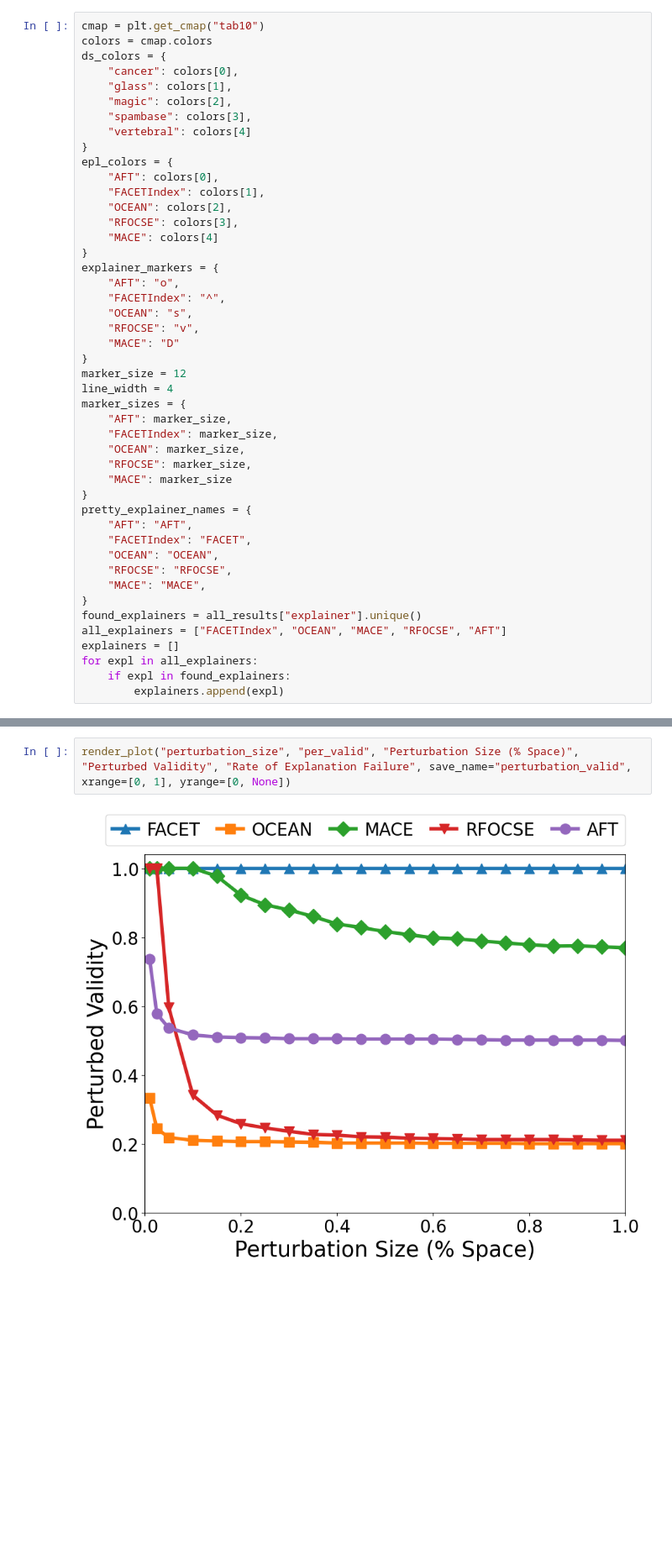
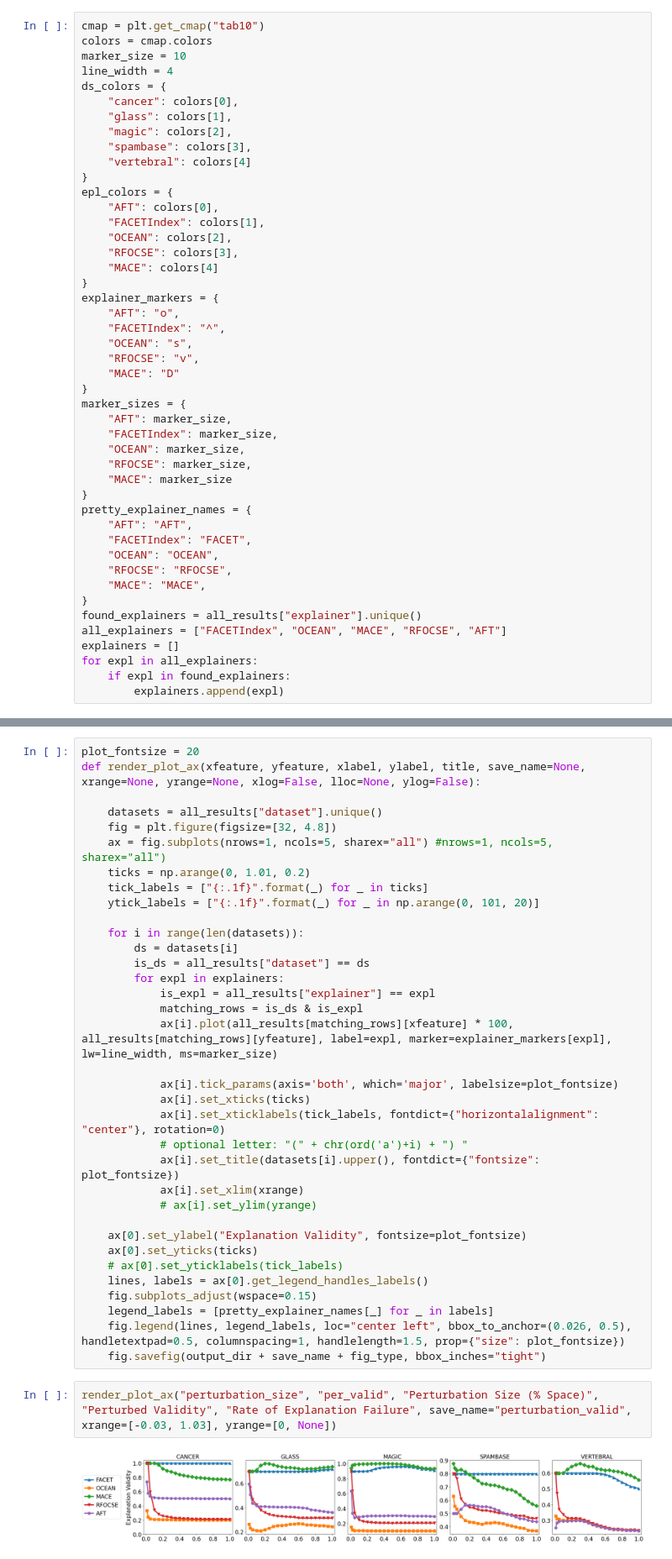
Before and after one commit to PeterVanNostrand/FACET, a Jupyter notebook: figures/perturb.ipynb, the cells around one changed output, grey strips where cells are left out. Shown at 84% size. Saved outputs shown, nothing was run; the diff lists cells and outputs as text; blank space fills up the shorter version.

Commit message:
combining figures

```diff
--- a/figures/perturb.ipynb
+++ b/figures/perturb.ipynb
@@ -73,6 +73,8 @@ pert_sizes: [0.0001, 0.00025, 0.0005, 0.001, 0.0015, 0.002, 0.0025, 0.003, 0.003
 # %%
 cmap = plt.get_cmap("tab10")
 colors = cmap.colors
+marker_size = 10
+line_width = 4
 ds_colors = {
     "cancer": colors[0],
     "glass": colors[1],
@@ -94,8 +96,6 @@ explainer_markers = {
     "RFOCSE": "v",
     "MACE": "D"
 }
-marker_size = 12
-line_width = 4
 marker_sizes = {
     "AFT": marker_size,
     "FACETIndex": marker_size,
@@ -156,4 +119,39 @@ def render_plot(xfeature, yfeature, xlabel, ylabel, title, save_name=None, xrang
+# %%
+plot_fontsize = 20
+def render_plot_ax(xfeature, yfeature, xlabel, ylabel, title, save_name=None, xrange=None, yrange=None, xlog=False, lloc=None, ylog=False):
+
+    datasets = all_results["dataset"].unique()
+    fig = plt.figure(figsize=[32, 4.8])
+    ax = fig.subplots(nrows=1, ncols=5, sharex="all") #nrows=1, ncols=5, sharex="all")
+    ticks = np.arange(0, 1.01, 0.2)
+    tick_labels = ["{:.1f}".format(_) for _ in ticks]
+    ytick_labels = ["{:.1f}".format(_) for _ in np.arange(0, 101, 20)]
+
+    for i in range(len(datasets)):
+        ds = datasets[i]
+        is_ds = all_results["dataset"] == ds
+        for expl in explainers:
+            is_expl = all_results["explainer"] == expl
+            matching_rows = is_ds & is_expl
+            ax[i].plot(all_results[matching_rows][xfeature] * 100, all_results[matching_rows][yfeature], label=expl, marker=explainer_markers[expl], lw=line_width, ms=marker_size)
+
+            ax[i].tick_params(axis='both', which='major', labelsize=plot_fontsize)
+            ax[i].set_xticks(ticks)
+            ax[i].set_xticklabels(tick_labels, fontdict={"horizontalalignment": "center"}, rotation=0)
+            # optional letter: "(" + chr(ord('a')+i) + ") "
+            ax[i].set_title(datasets[i].upper(), fontdict={"fontsize": plot_fontsize})
+            ax[i].set_xlim(xrange)
+            # ax[i].set_ylim(yrange)
+
+    ax[0].set_ylabel("Explanation Validity", fontsize=plot_fontsize)
+    ax[0].set_yticks(ticks)
+    # ax[0].set_yticklabels(tick_labels)
+    lines, labels = ax[0].get_legend_handles_labels()
+    fig.subplots_adjust(wspace=0.15)
+    legend_labels = [pretty_explainer_names[_] for _ in labels]
+    fig.legend(lines, legend_labels, loc="center left", bbox_to_anchor=(0.026, 0.5), handletextpad=0.5, columnspacing=1, handlelength=1.5, prop={"size": plot_fontsize})
+    fig.savefig(output_dir + save_name + fig_type, bbox_inches="tight")
 # %%
-render_plot("perturbation_size", "per_valid", "Perturbation Size (% Space)", "Perturbed Validity", "Rate of Explanation Failure", save_name="perturbation_valid", xrange=[0, 1], yrange=[0, None])
+render_plot_ax("perturbation_size", "per_valid", "Perturbation Size (% Space)", "Perturbed Validity", "Rate of Explanation Failure", save_name="perturbation_valid", xrange=[-0.03, 1.03], yrange=[0, None])
 # %% [output]
-[figure, old version]
+[figure, new version]
```
Also changed, not shown: parts of 10 cells of this notebook, 1 other file.
